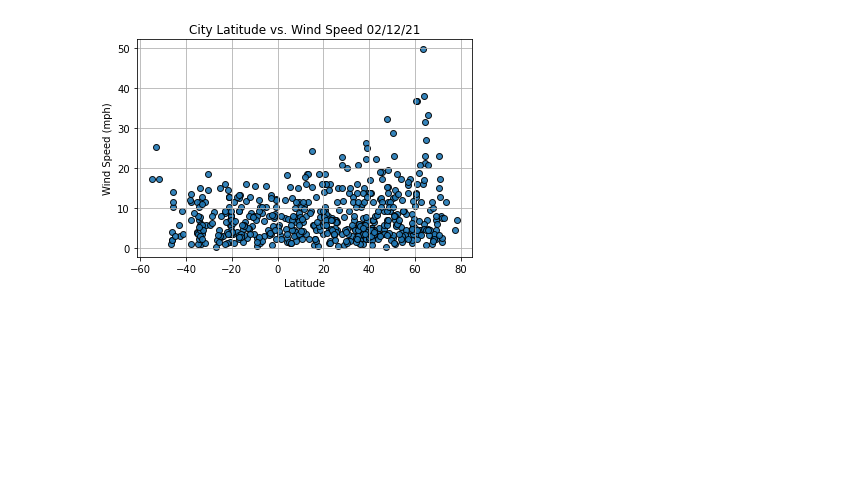
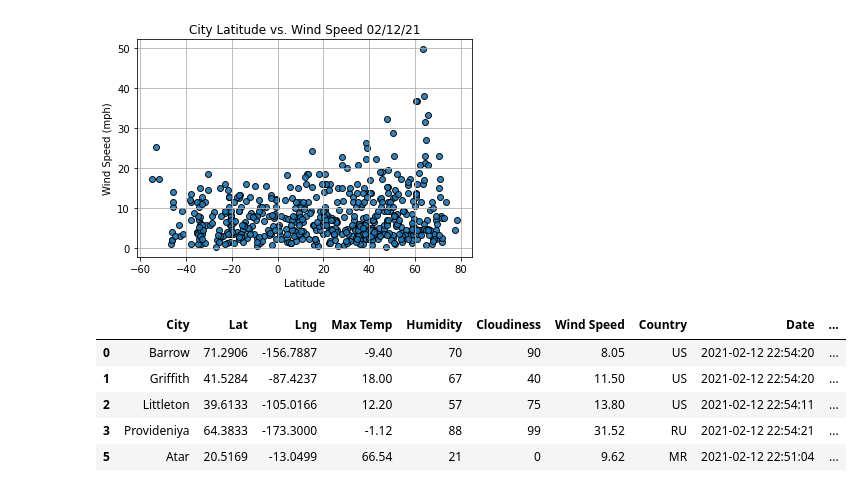
Before and after one commit to davidatoms/World-Weather-Analysis, a Jupyter notebook: WeatherPy.ipynb, the cells around one changed output. Saved outputs shown, nothing was run; the diff lists cells and outputs as text; code cells hidden in the pictures; blank space fills up the shorter version.

```diff
--- a/WeatherPy.ipynb
+++ b/WeatherPy.ipynb
@@ -233,0 +257,9 @@ plt.show()
+# %%
+city_data_df.loc[(city_data_df["Lat"] >= 0)].head()
+# %% [output]
+|  | City | Lat | Lng | Max Temp | Humidity | Cloudiness | Wind Speed | Country | Date | ... |
+| 0 | Barrow | 71.2906 | -156.7887 | -9.40 | 70 | 90 | 8.05 | US | 2021-02-12 22:54:20 | ... |
+| 1 | Griffith | 41.5284 | -87.4237 | 18.00 | 67 | 40 | 11.50 | US | 2021-02-12 22:54:20 | ... |
+| 2 | Littleton | 39.6133 | -105.0166 | 12.20 | 57 | 75 | 13.80 | US | 2021-02-12 22:54:11 | ... |
+| 3 | Provideniya | 64.3833 | -173.3000 | -1.12 | 88 | 99 | 31.52 | RU | 2021-02-12 22:54:21 | ... |
+| 5 | Atar | 20.5169 | -13.0499 | 66.54 | 21 | 0 | 9.62 | MR | 2021-02-12 22:51:04 | ... |
```
Also changed, not shown: parts of 4 cells of this notebook.
